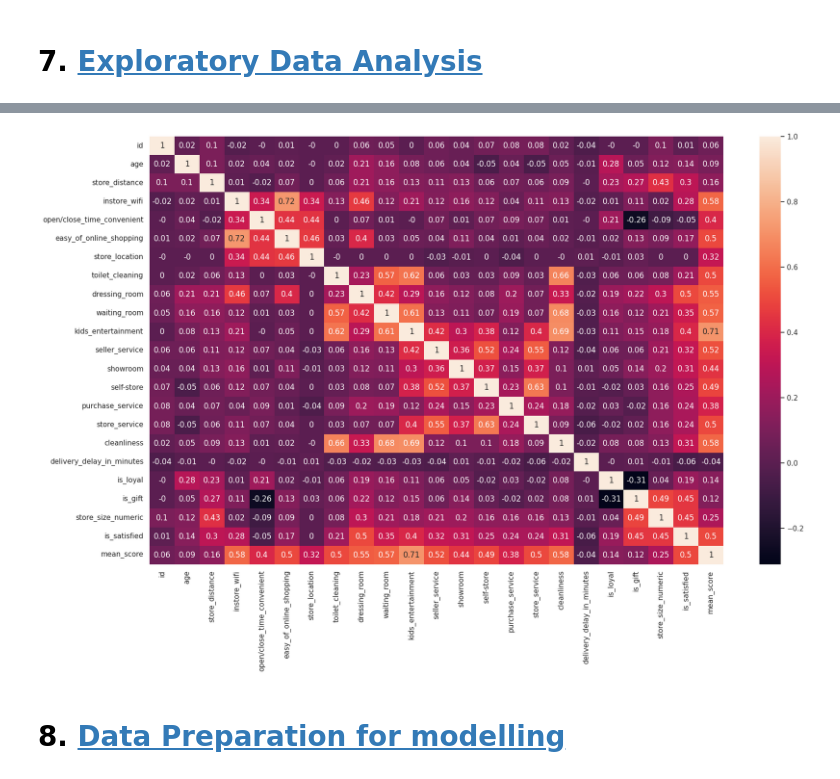
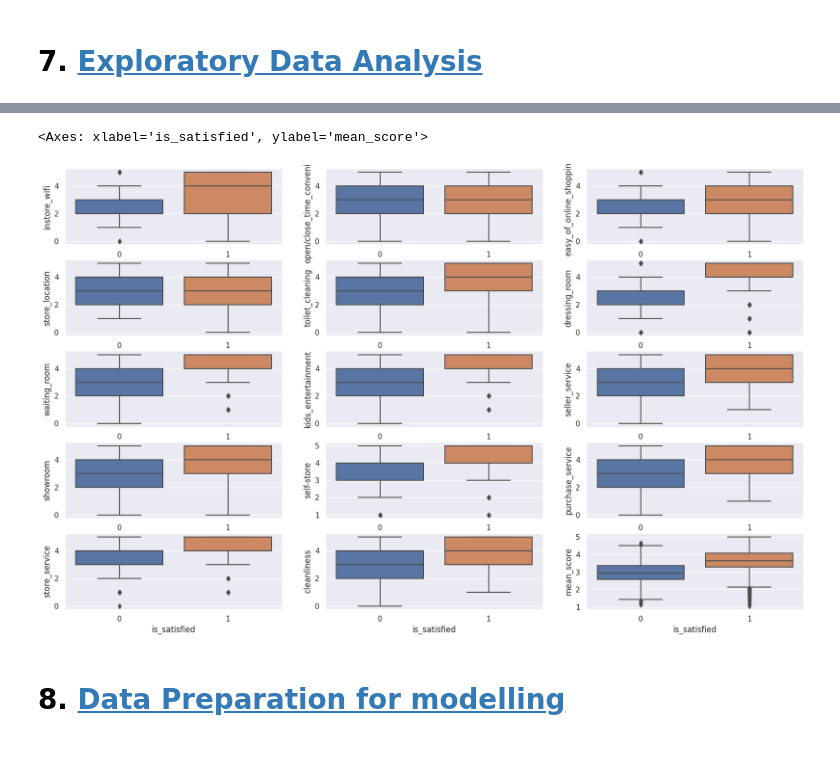
Before and after one commit to brunopiato/InStyleNPS, a Jupyter notebook: notebooks/HackDays.ipynb, the cells around one changed output, grey strips where cells are left out. Cells and saved outputs as stored; diff of their text form; code cells hidden in the pictures; blank space fills up the shorter version.

```diff
--- a/notebooks/HackDays.ipynb
+++ b/notebooks/HackDays.ipynb
@@ -113,7 +113,7 @@ pd.options.display.max_rows = 40
 # %% [markdown]
 ## 2.2. <a id='toc2_2_'></a>[Data](#toc0_)
 # %%
-data_path = '~/repos/HackDays/data/'
+data_path = '~/repos/Kaggle_InStyleNPS/data/'
 # %%
 data = pd.read_csv(data_path+'train.csv', low_memory=False)
 test_data = pd.read_csv(data_path+'test.csv', low_memory=False)
@@ -807,8 +834,26 @@ data_select
+# %%
+fig, axs = plt.subplots(ncols=3, nrows=5)
+sns.boxplot(x='is_satisfied', y='instore_wifi', data=data, ax=axs[0,0])
+sns.boxplot(x='is_satisfied', y='open/close_time_convenient', data=data, ax=axs[0,1])
+sns.boxplot(x='is_satisfied',y='easy_of_online_shopping', data=data, ax=axs[0,2])
+sns.boxplot(x='is_satisfied', y='store_location', data=data, ax=axs[1,0])
+sns.boxplot(x='is_satisfied', y='toilet_cleaning', data=data, ax=axs[1,1])
+sns.boxplot(x='is_satisfied',y='dressing_room', data=data, ax=axs[1,2])
+sns.boxplot(x='is_satisfied', y='waiting_room', data=data, ax=axs[2,0])
+sns.boxplot(x='is_satisfied', y='kids_entertainment', data=data, ax=axs[2,1])
+sns.boxplot(x='is_satisfied',y='seller_service', data=data, ax=axs[2,2])
+sns.boxplot(x='is_satisfied', y='showroom', data=data, ax=axs[3,0])
+sns.boxplot(x='is_satisfied', y='self-store', data=data, ax=axs[3,1])
+sns.boxplot(x='is_satisfied',y='purchase_service', data=data, ax=axs[3,2])
+sns.boxplot(x='is_satisfied', y='store_service', data=data, ax=axs[4,0])
+sns.boxplot(x='is_satisfied', y='cleanliness', data=data, ax=axs[4,1])
+sns.boxplot(x='is_satisfied',y='mean_score', data=data_select, ax=axs[4,2])
+# %% [output]
+<Axes: xlabel='is_satisfied', ylabel='mean_score'>
+[figure, added]
 # %%
 correlation = data_select.corr(method='pearson').round(2)
 sns.heatmap(correlation, annot=True);
-# %% [output]
-[figure, removed]
 # %% [markdown]
 # 8. <a id='toc8_'></a>[Data Preparation for modelling](#toc0_)
 # %%
```
Also changed, not shown: parts of 22 cells of this notebook, 3 other files.
